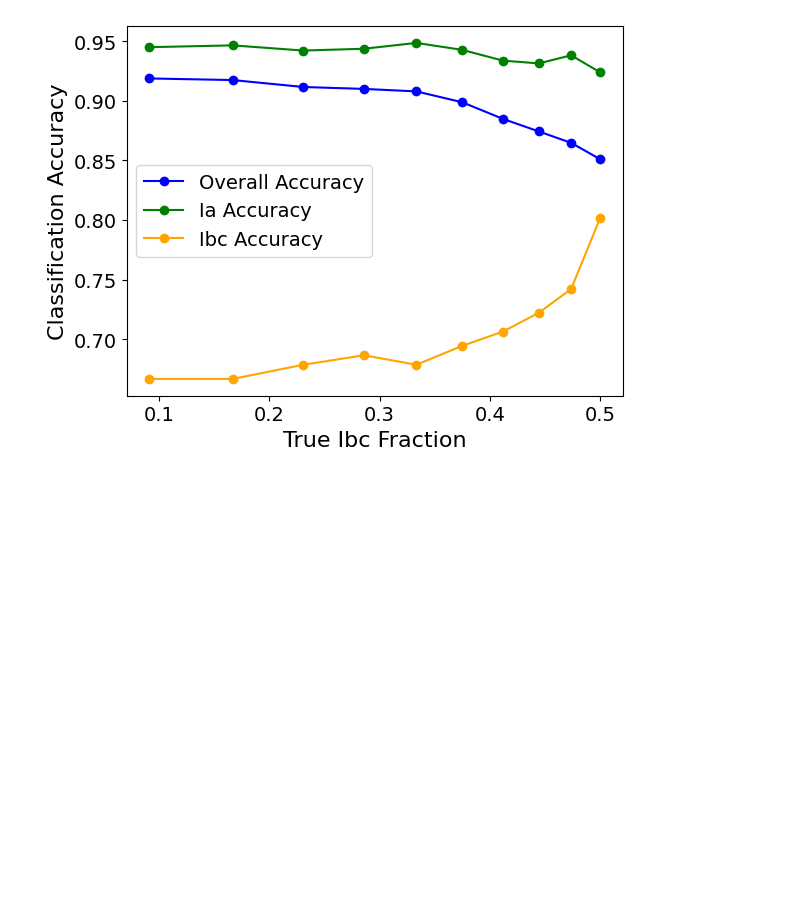
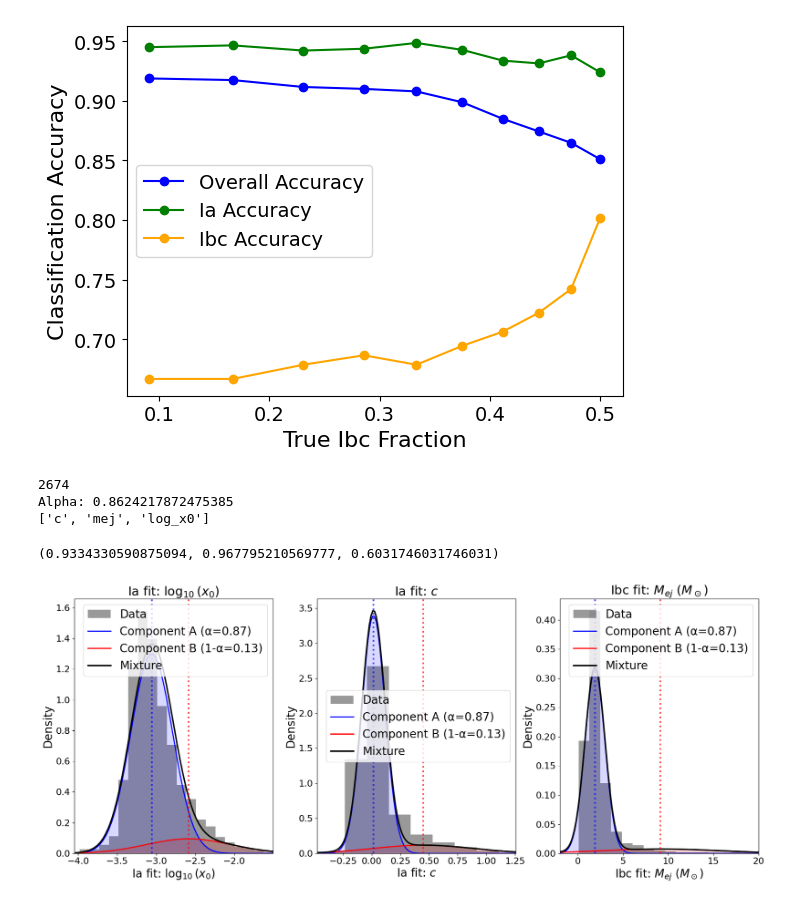
Before and after one commit to asmuzsoy/beams_ext, a Jupyter notebook: separate_parameters.ipynb, the cells around one changed output. Drawn from its saved outputs; the diff is of its cells as text; code cells hidden in the pictures; blank space fills up the shorter version.

Commit message:
added 10% known analysis

```diff
--- a/separate_parameters.ipynb
+++ b/separate_parameters.ipynb
@@ -280,7 +280,7 @@ params_to_use = ['c', 'mej', 'log_x0']
 sigma_clip_masks = {}
 for param_name in params_to_use:
     param_samples = get_param_samples(param_name)
-    clipped = sigma_clip(param_samples, sigma=10, maxiters=3)
+    clipped = sigma_clip(param_samples, sigma=3, maxiters=3)
     sigma_clip_masks[param_name] = ~clipped.mask
     sigma_clip_masks[param_name] = np.ones_like(sigma_clip_masks[param_name])
     print(f"{param_name}: {sum(clipped.mask)} samples clipped")
@@ -747,7 +747,9 @@ def fit_gmm(sn_sample = all_sne, initial_alpha = 0.1, verbose = False):
         for param_name in params_to_use:
             lls[epoch] += log_likelihood([mus_a[param_name], sigmas_a[param_name], mus_b[param_name], sigmas_b[param_name]],
                                          get_param_samples(param_name, sn_sample), alpha)
-    return alpha, lls[-1], gammas_a, gammas_b
+    fit_params = mus_a, mus_b, sigmas_a, sigmas_b
+
+    return alpha, lls[-1], gammas_a, gammas_b, fit_params
 # %%
 def classify_sample(sn_sample, gammas_a, gammas_b):
 
@@ -927,0 +1015,72 @@ plt.show()
+# %%
+fixed_alpha, _, fixed_gammas_a, fixed_gammas_b, fit_params = fit_gmm_fix_some_classes(all_sne, verbose = False)
+print("Alpha:", fixed_alpha)
+classify_sample(all_sne, fixed_gammas_a, fixed_gammas_b)
+# %% [output]
+2674
+Alpha: 0.8624217872475385
+['c', 'mej', 'log_x0']
+(0.9334330590875094, 0.967795210569777, 0.6031746031746031)
+# %%
+# Plot GMM fits
+params_plot = ['log_x0', 'c', 'mej']
+
+fig, axes = plt.subplots(1, len(params_plot), figsize=(18, 8))
+
+mus_a, mus_b, sigmas_a, sigmas_b = fit_params
+
+for idx, param in enumerate(params_plot):
+    ax = axes.flat[idx]
+
+    # Get samples and set up parameters
+    samples = np.array([sn.ia_fit[param] if param in ia_param_names else sn.ibc_fit[param]
+                        for sn in all_sne])
+    known_samples = np.array([sn.ia_fit[param] if param in ia_param_names else sn.ibc_fit[param]
+                             for sn in all_sne if sn in known_sne])
+    mu_a, mu_b = mus_a[param], mus_b[param]
+    sigma_a, sigma_b = sigmas_a[param], sigmas_b[param]
+
+    x = x_ranges[param]
+
+    # Plot histogram
+    n, bins, patches = ax.hist(samples, bins=25, density=True, alpha=0.4,
+                                color='black', linewidth=0.5, label='Data')
+
+    # Overplot known SNe
+    # ax.hist(known_samples, bins=bins, weights=0.1*np.ones(len(known_samples)),
+    #         color='green', linewidth=1.5, label='Known SNe')
+
+    # Compute mixture components
+    y_a = fixed_alpha * norm.pdf(x, mu_a, sigma_a)
+    y_b = (1 - fixed_alpha) * norm.pdf(x, mu_b, sigma_b)
+    y_mix = y_a + y_b
+
+    # Plot components
+    ax.plot(x, y_a, 'b-', linewidth=2, label=f'Component A (α={fixed_alpha:.2f})')
+    ax.plot(x, y_b, 'r-', linewidth=2, label=f'Component B (1-α={1-fixed_alpha:.2f})')
+    ax.plot(x, y_mix, 'k-', linewidth=2.5, label='Mixture')
+
+    # Fill under curves
+    ax.fill_between(x, y_a, alpha=0.15, color='blue')
+    ax.fill_between(x, y_b, alpha=0.15, color='red')
+
+    # Set axis limits
+    data_min, data_max = np.percentile(samples, [1, 99])
+    x_margin = (data_max - data_min) * 0.2
+    ax.set_xlim(max(x[0], data_min - x_margin), min(x[-1], data_max + x_margin))
+
+    # Styling
+    ax.set_xlabel(param_labels[param], fontsize=labelfontsize)
+    ax.set_ylabel('Density', fontsize=labelfontsize)
+    ax.set_title(param_labels[param], fontsize=titlefontsize)
+    ax.tick_params(axis='both', labelsize=tickfontsize)
+    ax.legend(fontsize=labelfontsize)
+
+    # Add mean markers
+    ax.axvline(mu_a, color='blue', linestyle=':', alpha=0.7, linewidth=3)
+    ax.axvline(mu_b, color='red', linestyle=':', alpha=0.7, linewidth=3)
+
+plt.tight_layout(rect=[0, 0, 1, 0.95])
+plt.show()
+# %% [output]
+[figure, added]
```
Also changed, not shown: parts of 6 cells of this notebook.
